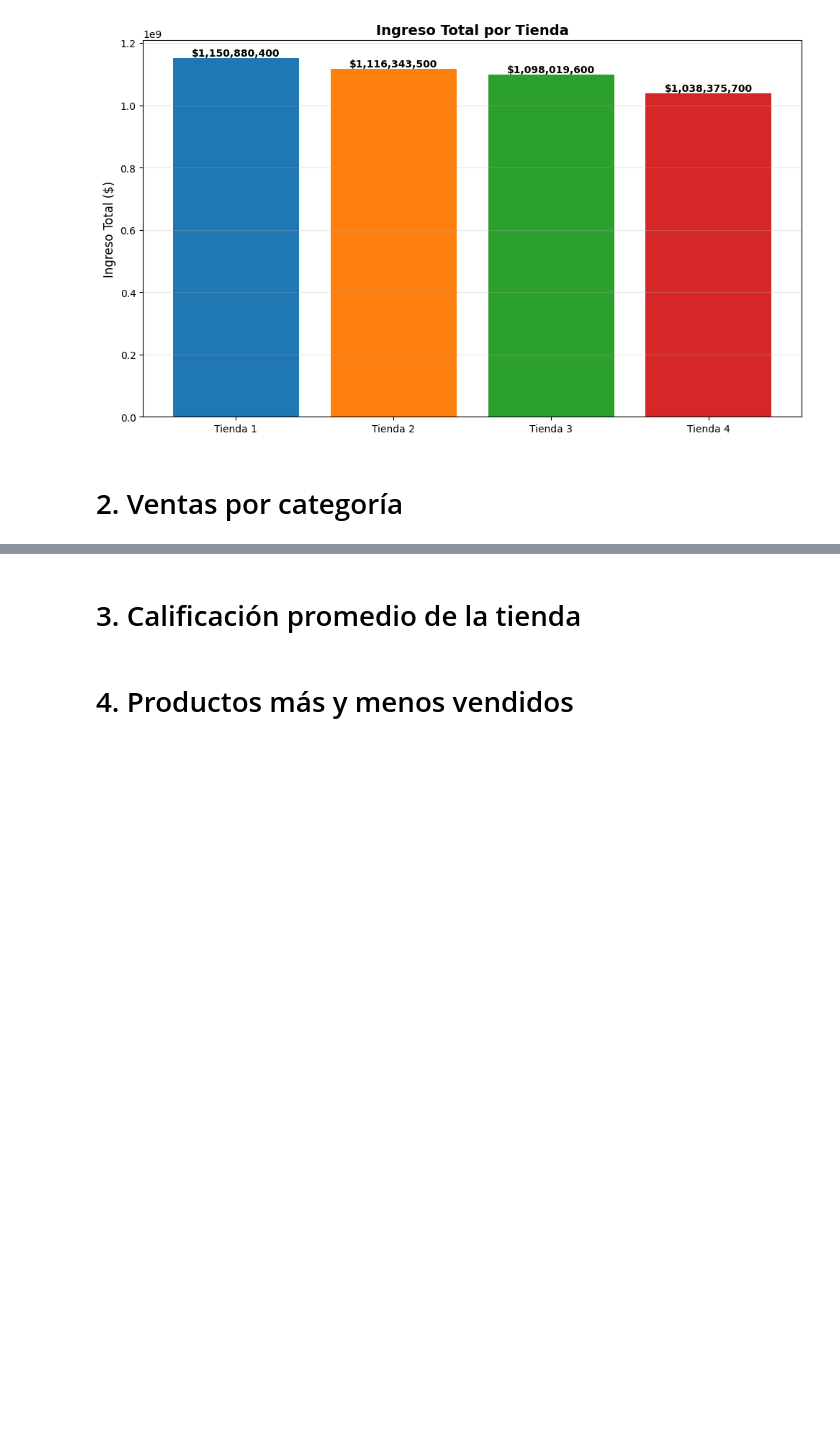
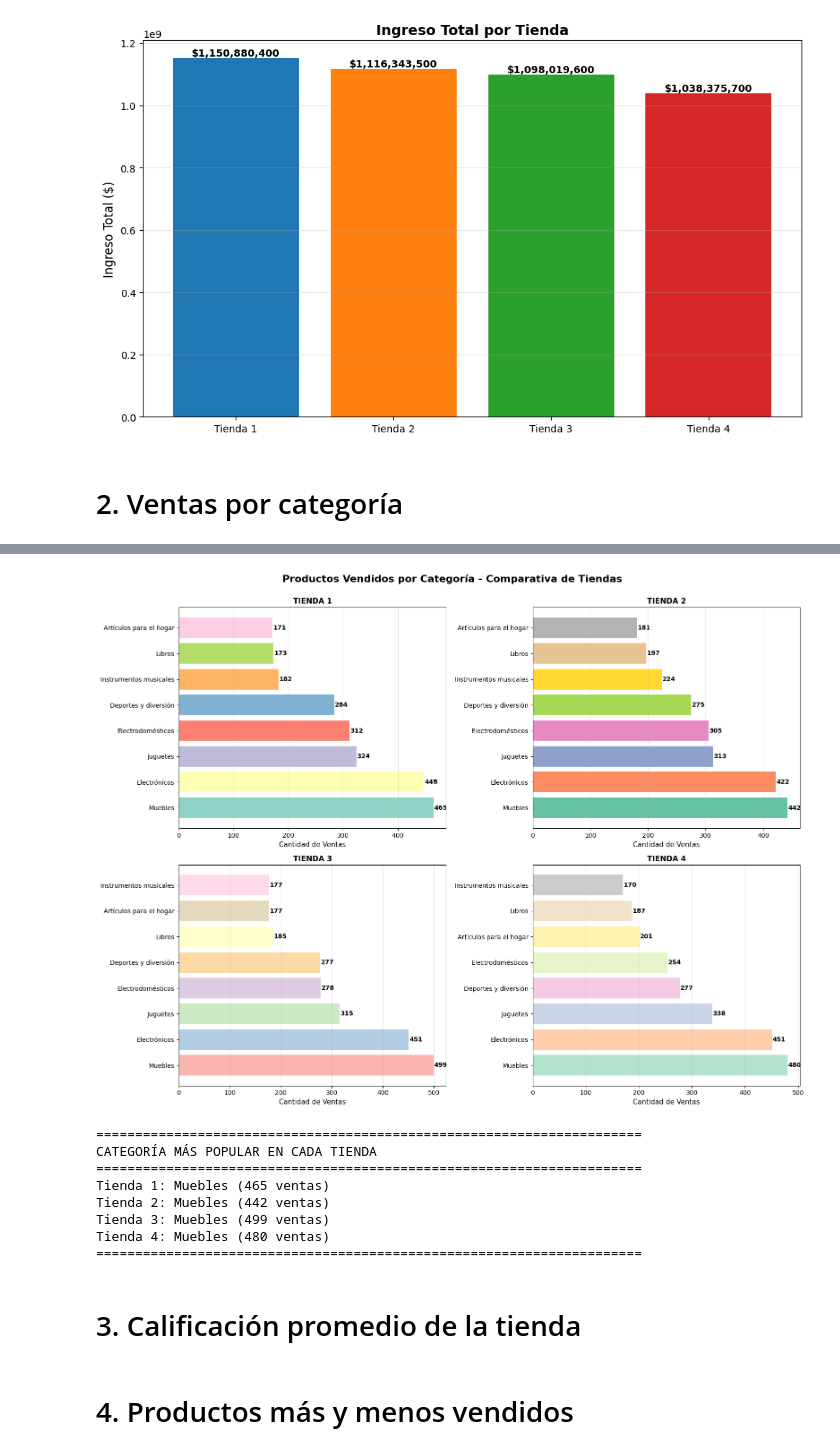
Before and after one commit to juandirodrib12/challenge1-data-science-latam, a Jupyter notebook: AluraStoreLatam.ipynb, the cells around one changed output, grey strips where cells are left out. Cells and saved outputs as stored; diff of their text form; code cells hidden in the pictures; blank space fills up the shorter version.

Commit message:
feat: ventas por categoria

```diff
--- a/AluraStoreLatam.ipynb
+++ b/AluraStoreLatam.ipynb
@@ -90,3 +138,70 @@ Ingreso Total General: $4,403,619,200.00
+# %%
+# Visualización de las categorías más populares por tienda
+fig, axes = plt.subplots(2, 2, figsize=(16, 12))
+fig.suptitle('Productos Vendidos por Categoría - Comparativa de Tiendas', fontsize=16, fontweight='bold', y=1.00)
+
+# Tienda 1
+ax1 = axes[0, 0]
+colores = plt.cm.Set3(range(len(cat_tienda1)))
+ax1.barh(cat_tienda1['Categoría del Producto'], cat_tienda1['Cantidad de Ventas'], color=colores)
+ax1.set_xlabel('Cantidad de Ventas', fontsize=11)
+ax1.set_title('TIENDA 1', fontsize=12, fontweight='bold')
+ax1.grid(axis='x', alpha=0.3)
+for i, v in enumerate(cat_tienda1['Cantidad de Ventas']):
+    ax1.text(v + 1, i, str(v), va='center', fontweight='bold')
+
+# Tienda 2
+ax2 = axes[0, 1]
+colores = plt.cm.Set2(range(len(cat_tienda2)))
+ax2.barh(cat_tienda2['Categoría del Producto'], cat_tienda2['Cantidad de Ventas'], color=colores)
+ax2.set_xlabel('Cantidad de Ventas', fontsize=11)
+ax2.set_title('TIENDA 2', fontsize=12, fontweight='bold')
+ax2.grid(axis='x', alpha=0.3)
+for i, v in enumerate(cat_tienda2['Cantidad de Ventas']):
+    ax2.text(v + 1, i, str(v), va='center', fontweight='bold')
+
+# Tienda 3
+ax3 = axes[1, 0]
+colores = plt.cm.Pastel1(range(len(cat_tienda3)))
+ax3.barh(cat_tienda3['Categoría del Producto'], cat_tienda3['Cantidad de Ventas'], color=colores)
+ax3.set_xlabel('Cantidad de Ventas', fontsize=11)
+ax3.set_title('TIENDA 3', fontsize=12, fontweight='bold')
+ax3.grid(axis='x', alpha=0.3)
+for i, v in enumerate(cat_tienda3['Cantidad de Ventas']):
+    ax3.text(v + 1, i, str(v), va='center', fontweight='bold')
+
+# Tienda 4
+ax4 = axes[1, 1]
+colores = plt.cm.Pastel2(range(len(cat_tienda4)))
+ax4.barh(cat_tienda4['Categoría del Producto'], cat_tienda4['Cantidad de Ventas'], color=colores)
+ax4.set_xlabel('Cantidad de Ventas', fontsize=11)
+ax4.set_title('TIENDA 4', fontsize=12, fontweight='bold')
+ax4.grid(axis='x', alpha=0.3)
+for i, v in enumerate(cat_tienda4['Cantidad de Ventas']):
+    ax4.text(v + 1, i, str(v), va='center', fontweight='bold')
+
+plt.tight_layout()
+plt.show()
+
+# Resumen de categorías más populares
+print("\n" + "="*70)
+print("CATEGORÍA MÁS POPULAR EN CADA TIENDA")
+print("="*70)
+print(f"Tienda 1: {cat_tienda1.iloc[0]['Categoría del Producto']} ({cat_tienda1.iloc[0]['Cantidad de Ventas']} ventas)")
+print(f"Tienda 2: {cat_tienda2.iloc[0]['Categoría del Producto']} ({cat_tienda2.iloc[0]['Cantidad de Ventas']} ventas)")
+print(f"Tienda 3: {cat_tienda3.iloc[0]['Categoría del Producto']} ({cat_tienda3.iloc[0]['Cantidad de Ventas']} ventas)")
+print(f"Tienda 4: {cat_tienda4.iloc[0]['Categoría del Producto']} ({cat_tienda4.iloc[0]['Cantidad de Ventas']} ventas)")
+print("="*70)
+# %% [output]
+[figure, added]
+======================================================================
+CATEGORÍA MÁS POPULAR EN CADA TIENDA
+======================================================================
+Tienda 1: Muebles (465 ventas)
+Tienda 2: Muebles (442 ventas)
+Tienda 3: Muebles (499 ventas)
+Tienda 4: Muebles (480 ventas)
+======================================================================
 # %% [markdown]
 # 3. Calificación promedio de la tienda
 # %% [markdown]
```
Also changed, not shown: parts of 1 cell of this notebook.
